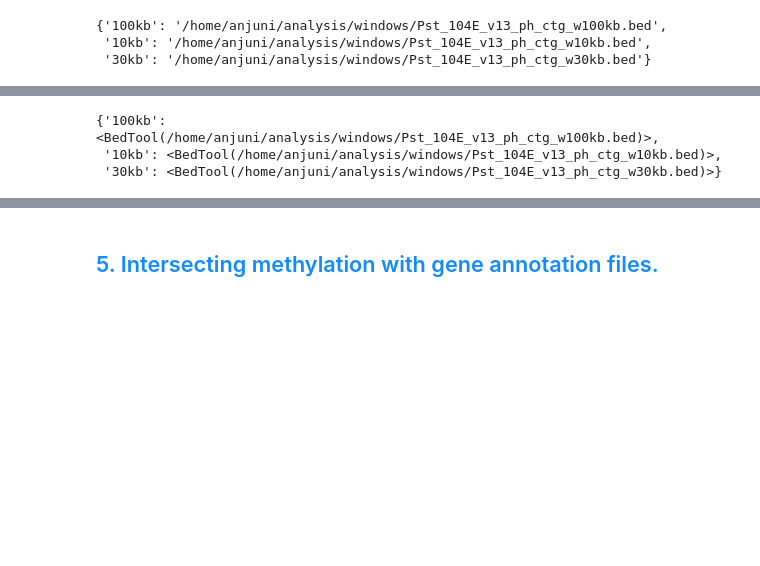
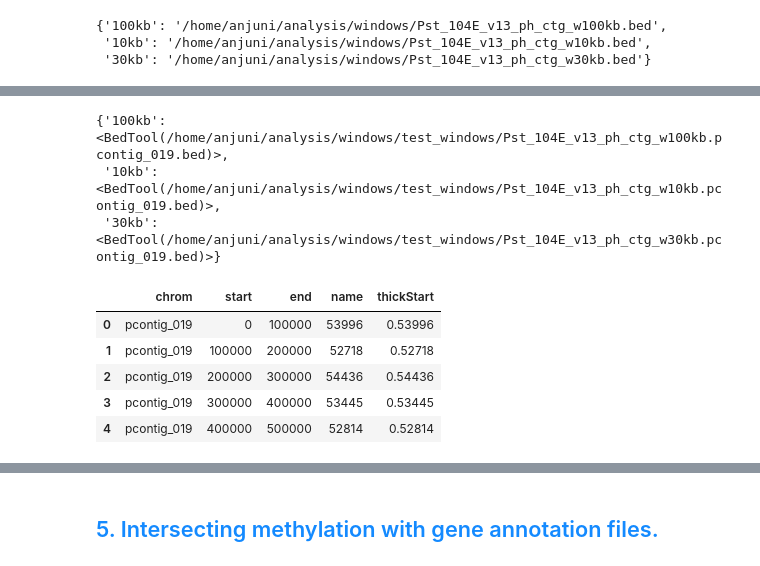
Before and after one commit to BenjaminSchwessinger/Honours_year, a Jupyter notebook: fisher/methylation/BEDtools_analysis.ipynb, the cells around one changed output, grey strips where cells are left out. Saved outputs shown, nothing was run; the diff lists cells and outputs as text; code cells hidden in the pictures; blank space fills up the shorter version.

Commit message:
Added code to produce test dataset, test out coverageBed and run coverage on all files. 07/08/2018.

```diff
--- a/fisher/methylation/BEDtools_analysis.ipynb
+++ b/fisher/methylation/BEDtools_analysis.ipynb
@@ -557,0 +583,8 @@ for key, value in window_fn_dict.items() :
+# %%
+# Make filepaths for feature files for genes, effectors, TE, methylation
+feature_fn_dict = {}
+feature_fn_dict['genes'] = gene_fn
+feature_fn_dict['TE'] = te_fn
+feature_fn_dict['effector'] = os.path.join(DIRS['WINDOW_INPUT'], 'Pst_104E_v13_ph_ctg.effectors.gff3' )
+feature_fn_dict['ont_6mA_0.10'] = ont_6mA[0]
+feature_fn_dict['pb_6mA_0.10'] = pb_6mA[0]
@@ -557,0 +692,5 @@ for key, value in window_fn_dict.items() :
+# %%
+# Make a dictionary of feature files
+feature_bed_dict = {}
+for key, value in feature_fn_dict.items():
+    feature_bed_dict[key] = BedTool(value)
@@ -558,6 +722,16 @@ for key, value in window_fn_dict.items() :
+# %%
+# Make a filepath dictionary and a bed file dictionary of the test windows
+test_window_fn_dict = {}
+test_window_fn_dict['100kb'] = os.path.join(DIRS['WINDOW_OUTPUT'], 'test_windows', 'Pst_104E_v13_ph_ctg_w100kb.pcontig_019.bed')
+test_window_fn_dict['10kb'] = os.path.join(DIRS['WINDOW_OUTPUT'], 'test_windows', 'Pst_104E_v13_ph_ctg_w10kb.pcontig_019.bed')
+test_window_fn_dict['30kb'] = os.path.join(DIRS['WINDOW_OUTPUT'], 'test_windows', 'Pst_104E_v13_ph_ctg_w30kb.pcontig_019.bed')
+
+test_window_bed_dict = {}
+for key, value in test_window_fn_dict.items():
+    test_window_bed_dict[key] = BedTool(value)
 # %%
-pprint.pprint(window_bed_dict)
+pprint.pprint(test_window_bed_dict)
 # %% [output]
-{'100kb': <BedTool(/home/anjuni/analysis/windows/Pst_104E_v13_ph_ctg_w100kb.bed)>,
- '10kb': <BedTool(/home/anjuni/analysis/windows/Pst_104E_v13_ph_ctg_w10kb.bed)>,
- '30kb': <BedTool(/home/anjuni/analysis/windows/Pst_104E_v13_ph_ctg_w30kb.bed)>}
+{'100kb': <BedTool(/home/anjuni/analysis/windows/test_windows/Pst_104E_v13_ph_ctg_w100kb.pcontig_019.bed)>,
+ '10kb': <BedTool(/home/anjuni/analysis/windows/test_windows/Pst_104E_v13_ph_ctg_w10kb.pcontig_019.bed)>,
+ '30kb': <BedTool(/home/anjuni/analysis/windows/test_windows/Pst_104E_v13_ph_ctg_w30kb.pcontig_019.bed)>}
@@ -563,0 +769,15 @@ pprint.pprint(window_bed_dict)
+# %%
+# Test out Ben's function to see if it's easier?
+# make a dataframe to put headings
+# (the function kwarg .coverage(F=0.1) indicates minimum fraction overlap)
+tmp_df = test_window_bed_dict['100kb'].coverage(feature_fn_dict['ont_6mA_0.10']).to_dataframe().iloc[:,[0,1,2,3,6]]
+# %%
+# check dataframe
+tmp_df.head()
+# %% [output]
+|  | chrom | start | end | name | thickStart |
+| 0 | pcontig_019 | 0 | 100000 | 53996 | 0.53996 |
+| 1 | pcontig_019 | 100000 | 200000 | 52718 | 0.52718 |
+| 2 | pcontig_019 | 200000 | 300000 | 54436 | 0.54436 |
+| 3 | pcontig_019 | 300000 | 400000 | 53445 | 0.53445 |
+| 4 | pcontig_019 | 400000 | 500000 | 52814 | 0.52814 |
```
Also changed, not shown: parts of 33 cells of this notebook.
